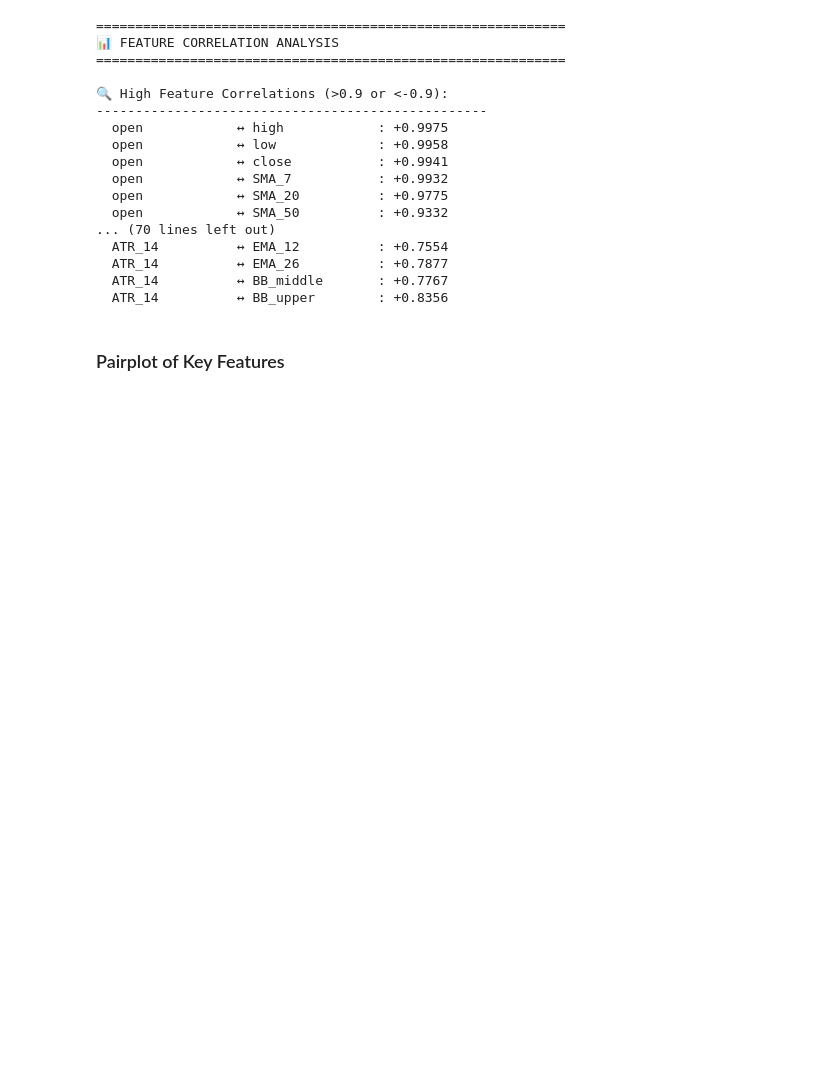
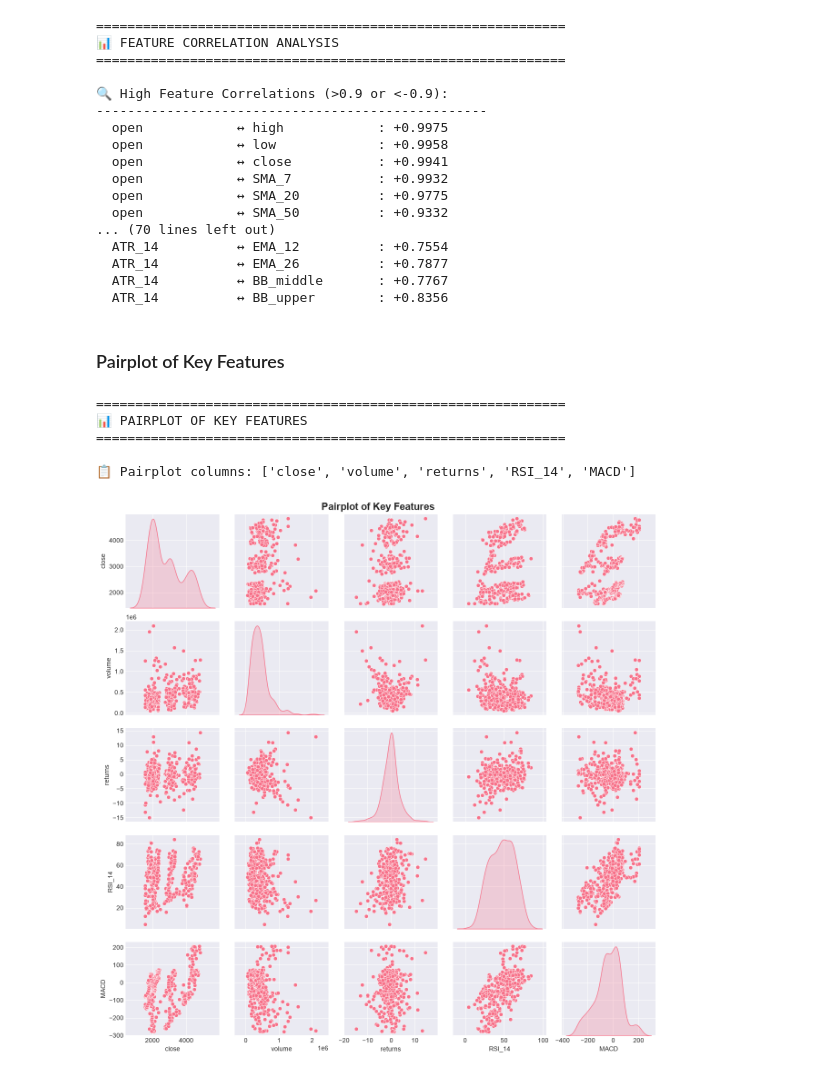
Before and after one commit to sachinchakrawarti/myprojets, a Jupyter notebook: projects/ethereum/manually/server/notebooks/ohlcv/notebooks/01_eda_exploratory_data_analysis/03_correlation_analysis.ipynb, the cells around one changed output. Cells and saved outputs as stored; diff of their text form; code cells hidden in the pictures; blank space fills up the shorter version.

```diff
--- a/projects/ethereum/manually/server/notebooks/ohlcv/notebooks/01_eda_exploratory_data_analysis/03_correlation_analysis.ipynb
+++ b/projects/ethereum/manually/server/notebooks/ohlcv/notebooks/01_eda_exploratory_data_analysis/03_correlation_analysis.ipynb
@@ -318,3 +318,36 @@ if not medium_corr_pairs:
   ATR_14          ↔ BB_upper        : +0.8356
 # %% [markdown]
 ### Pairplot of Key Features
+# %%
+# ====================================================================
+# 📊 PAIRPLOT OF KEY FEATURES
+# ====================================================================
+
+print("=" * 60)
+print("📊 PAIRPLOT OF KEY FEATURES")
+print("=" * 60)
+
+# Select key features for pairplot
+pairplot_cols = ['close', 'volume', 'returns', 'RSI_14', 'MACD']
+
+# Only include columns that exist
+available_cols = [col for col in pairplot_cols if col in df.columns]
+
+if len(available_cols) >= 2:
+    print(f"\n📋 Pairplot columns: {available_cols}")
+
+    # Create pairplot
+    g = sns.pairplot(df[available_cols].dropna(), diag_kind='kde', height=2.5)
+    g.fig.suptitle('Pairplot of Key Features', fontsize=16, fontweight='bold')
+    g.fig.tight_layout()
+    plt.show()
+else:
+    print("⚠️  Not enough columns for pairplot (need at least 2)")
+    print(f"Available columns: {available_cols}")
+# %% [output]
+============================================================
+📊 PAIRPLOT OF KEY FEATURES
+============================================================
+
+📋 Pairplot columns: ['close', 'volume', 'returns', 'RSI_14', 'MACD']
+[figure, added]
```
Also changed, not shown: 2 other files.
